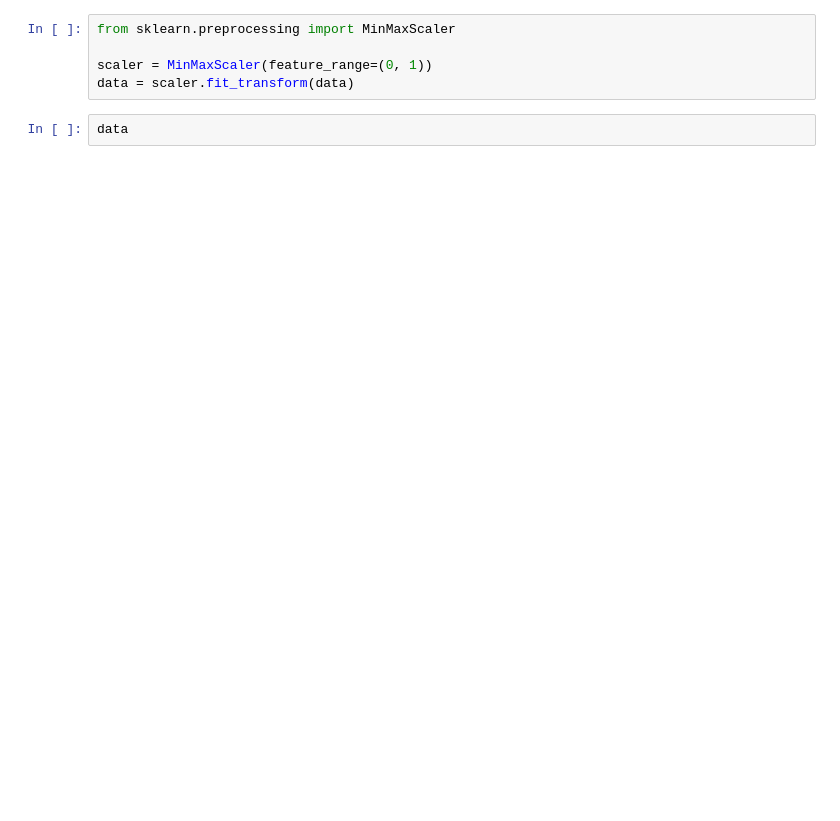
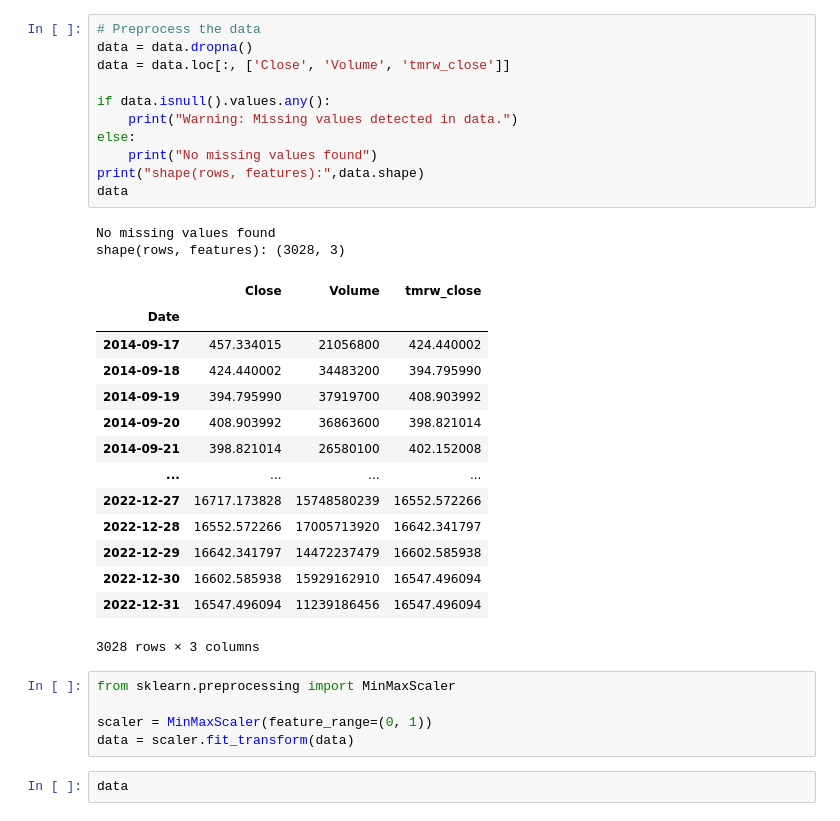
Before and after one commit to adefiqri12/GAN-Model-for-Crypto-Forecasting, a Jupyter notebook: baseline_GAN_crypto_forecasting.ipynb, the cells around one changed output. Drawn from its saved outputs; the diff is of its cells as text; blank space fills up the shorter version.

```diff
--- a/baseline_GAN_crypto_forecasting.ipynb
+++ b/baseline_GAN_crypto_forecasting.ipynb
@@ -76,3 +66,31 @@ data = data.sort_index()
+# %%
+# Preprocess the data
+data = data.dropna()
+data = data.loc[:, ['Close', 'Volume', 'tmrw_close']]
+
+if data.isnull().values.any():
+    print("Warning: Missing values detected in data.")
+else:
+    print("No missing values found")
+print("shape(rows, features):",data.shape)
+data
+# %% [output]
+No missing values found
+shape(rows, features): (3028, 3)
+|  | Close | Volume | tmrw_close |
+| Date |  |  |  |
+| 2014-09-17 | 457.334015 | 21056800 | 424.440002 |
+| 2014-09-18 | 424.440002 | 34483200 | 394.795990 |
+| 2014-09-19 | 394.795990 | 37919700 | 408.903992 |
+| 2014-09-20 | 408.903992 | 36863600 | 398.821014 |
+| 2014-09-21 | 398.821014 | 26580100 | 402.152008 |
+| ... | ... | ... | ... |
+| 2022-12-27 | 16717.173828 | 15748580239 | 16552.572266 |
+| 2022-12-28 | 16552.572266 | 17005713920 | 16642.341797 |
+| 2022-12-29 | 16642.341797 | 14472237479 | 16602.585938 |
+| 2022-12-30 | 16602.585938 | 15929162910 | 16547.496094 |
+| 2022-12-31 | 16547.496094 | 11239186456 | 16547.496094 |
+3028 rows × 3 columns
 # %%
 from sklearn.preprocessing import MinMaxScaler
 
```
Also changed, not shown: parts of 16 cells of this notebook.
